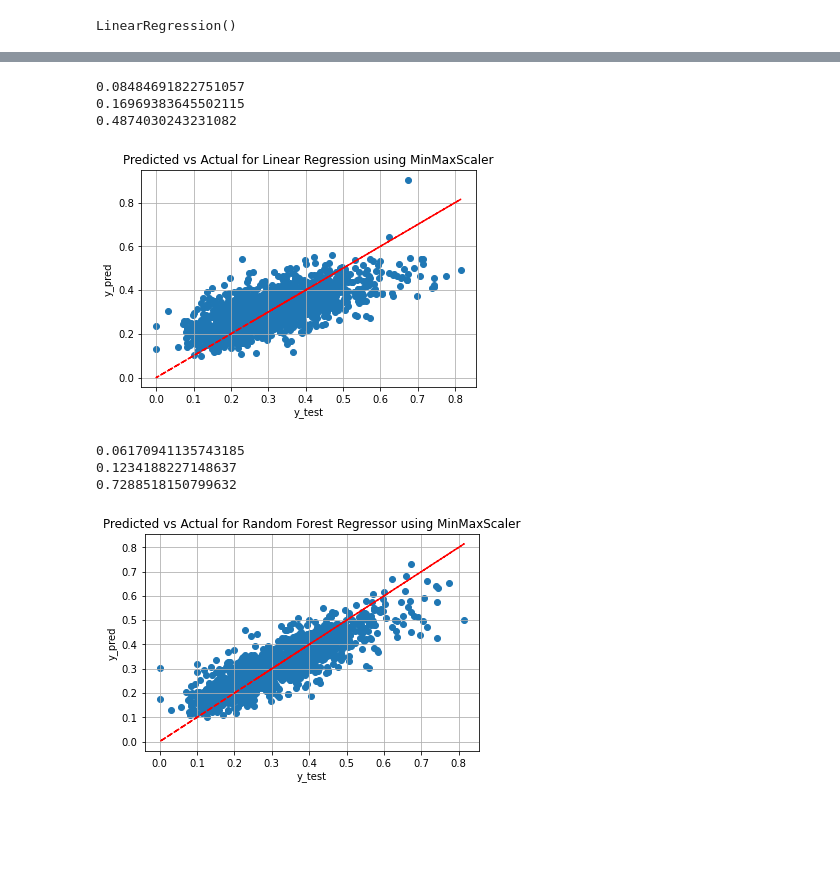
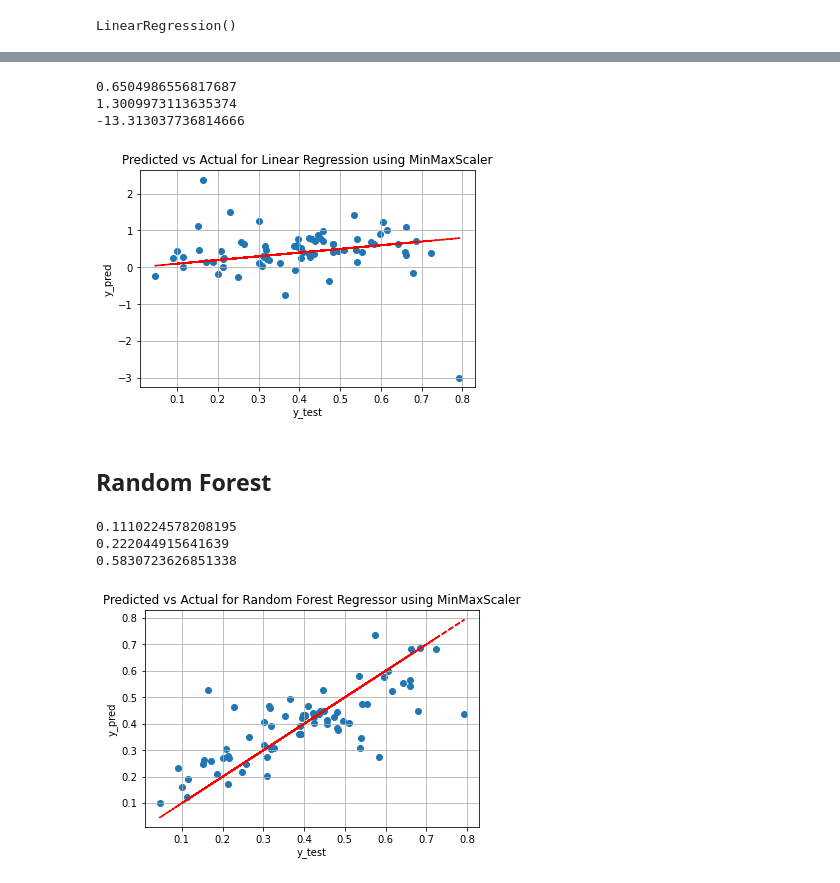
Before and after one commit to tobyyu007/AwesomeFalcons, a Jupyter notebook: Project3/Step 5b - predict crop yield_weekly.ipynb, the cells around one changed output, grey strips where cells are left out. Drawn from its saved outputs; the diff is of its cells as text; code cells hidden in the pictures; blank space fills up the shorter version.

```diff
--- a/Project3/Step 5b - predict crop yield_weekly.ipynb
+++ b/Project3/Step 5b - predict crop yield_weekly.ipynb
@@ -30,7 +28,7 @@ ModuleNotFoundError: No module named 'tqdm'
 # %%
 ml_tables_dir = './ML_data/'
 
-ml_file = 'ML-table-monthly.csv'
+ml_file = 'ML-table-weekly.csv'
 
 
 df_ml = pd.read_csv(ml_tables_dir + ml_file).dropna()
@@ -278,10 +301,12 @@ print(r2MM)
 
 plot_predictions(y_testMM, y_predMM, 'Linear Regression using MinMaxScaler')
 # %% [output]
-0.08484691822751057
-0.16969383645502115
-0.4874030243231082
+0.6504986556817687
+1.3009973113635374
+-13.313037736814666
-[figure, old version]
+[figure, new version]
+# %% [markdown]
+## Random Forest
 # %%
 # random forest regressor
 # regrMM = RandomForestRegressor(max_depth=2, random_state=0)
@@ -291,38 +316,41 @@ plot_predictions(y_testMM, y_predMM, 'Linear Regression using MinMaxScaler')
 # 0.3314909449993473
 # regrMM = RandomForestRegressor(max_depth=10, random_state=0)
 #   with depth 10:
 # 0.06397662809467218
 # 0.12795325618934436
 # 0.7085617250365808
-regrMM = RandomForestRegressor(max_depth=20, random_state=0)
+regrMM = RandomForestRegressor(max_depth=30, random_state=0)
+# 0.11031130262769574
+# 0.22062260525539149
+# 0.5883965221916605
 #   with depth 20:
 # 0.06170941135743185
 # 0.1234188227148637
 # 0.7288518150799632
 
 # with depth 30:
 # 0.06173892378020676
 # 0.12347784756041352
 # 0.7285924007306489
 
 # for some reason, need to use y_trainMM.ravel() rather than simply y_trainMM
 regrMM.fit(X_trainMM, y_trainMM.ravel())
 
 y_predMM = regrMM.predict(X_testMM)
 rmseMM = math.sqrt(mean_squared_error(y_testMM, y_predMM))
 rrmseMM = rmseMM / (0.5)
 r2MM = r2_score(y_testMM, y_predMM)
 print(rmseMM)
 print(rrmseMM)
 print(r2MM)
 
 
 plot_predictions(y_testMM, y_predMM, 'Random Forest Regressor using MinMaxScaler')
 # %% [output]
-0.06170941135743185
-0.1234188227148637
-0.7288518150799632
+0.1110224578208195
+0.222044915641639
+0.5830723626851338
-[figure, old version]
+[figure, new version]
 # %%
 # Gradient Boost regressor
 # regrMM = GradientBoostingRegressor(max_depth=2, random_state=0)
```
Also changed, not shown: parts of 16 cells of this notebook, 1 other file.
